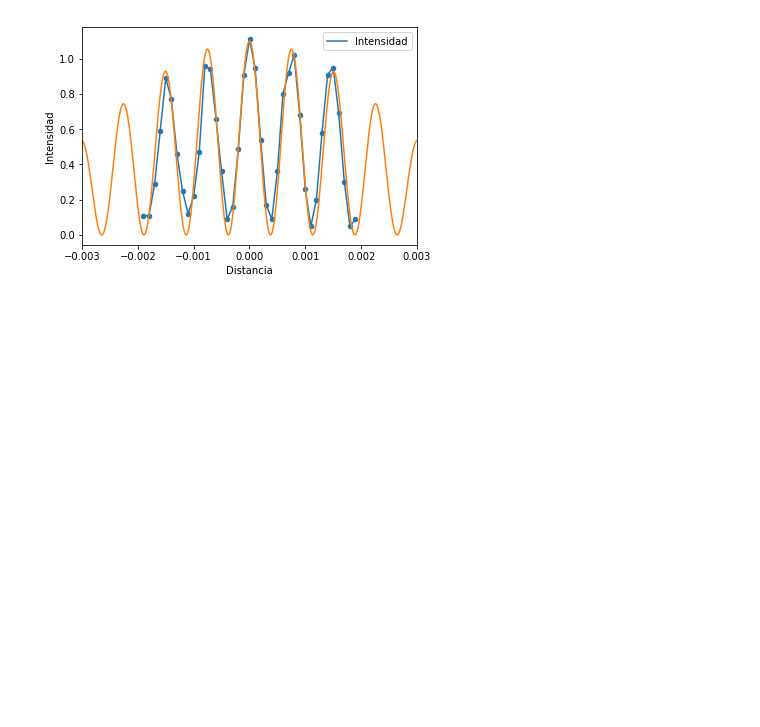
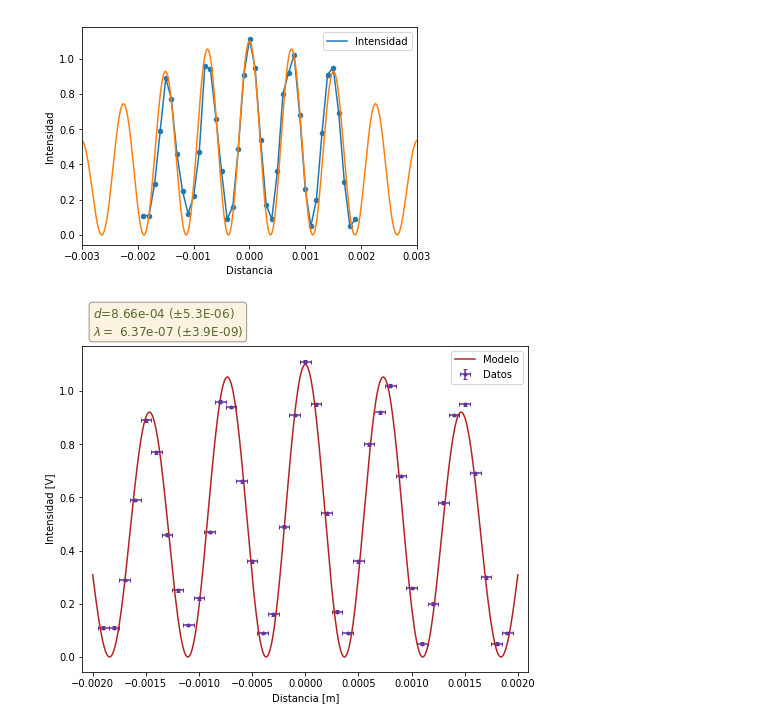
Before and after one commit to jamontanac/Laboratorio-Avanzado, a Jupyter notebook: Double_Slit/Laser_rojo.ipynb, the cells around one changed output. Saved outputs shown, nothing was run; the diff lists cells and outputs as text; code cells hidden in the pictures; blank space fills up the shorter version.

```diff
--- a/Double_Slit/Laser_rojo.ipynb
+++ b/Double_Slit/Laser_rojo.ipynb
@@ -18,7 +18,7 @@ datos=datos[np.abs(datos.Distancia)<2].reset_index(drop=True)
 datos.Distancia=datos.Distancia/1000
 datos.Distancia.iloc[np.abs(datos.Distancia).values.argmin()]=1E-6
 #datos.Distancia.iloc[np.argmin(np.abs(datos.Distancia))]=1E-6
-datos["Error"]=0.1/2.0 *np.ones(len(datos))
+datos["Error"]=0.01/2.0 *np.ones(len(datos))
 datos["Error_x"]=0.1/(2000)
 # %%
 def Intensidad_difraccion(alpha):
@@ -46,6 +46,26 @@ plt.plot(y,modelo_interferencia(y,88.6*10**(-5),670*10**(-9)))
 [<matplotlib.lines.Line2D at 0x...>]
 [figure]
 # %%
-p0 = [67.6*10**(-5),670*10**(-9)]
+p0 = [67.0*10**(-5),670*10**(-9)]
 popt, pcov = curve_fit(modelo_interferencia, xdata=np.array(datos.Distancia), ydata=np.array(datos.Intensidad), p0=p0,sigma=np.array(datos.Error),absolute_sigma= True)
 perr = np.sqrt(np.diag(pcov))
+# %%
+plt.figure(figsize=(8,6))
+plt.xlim(-2.1/1000,2.1/1000)
+plt.ylim=(-0.05,3.5)
+y=np.linspace(-2.0/1000,2.0/1000,1000)
+#datos.plot("Distancia","Intensidad",kind="scatter",s=7,figsize=(7,5),c="k",xlim=(-2.1/1000,2.1/1000),ylim=(-0.05,1.3),yerr="Error",xerr="Error_x")
+plt.errorbar(datos.Distancia,datos.Intensidad,fmt="o",yerr=np.array(datos.Error),xerr=np.array(datos.Error_x),label="Datos",color="rebeccapurple",ms=3,capsize=2)
+plt.plot(y,modelo_interferencia(y,popt[0],popt[1]),label="Modelo",color="firebrick")
+plt.legend(loc="best")
+textstr = '\n'.join((
+    r"$d$={:0.2e} ($\pm${:0.1E})".format(popt[0],perr[0]),
+    r"$\lambda=$ {:0.2e} ($\pm${:0.1E})".format(popt[1],perr[1])))
+plt.text(np.min(y),1.21,textstr,fontsize=12,color="darkolivegreen",bbox=dict(facecolor='wheat', alpha=0.4,boxstyle="round"))
+#plt.text(np.min(y),1.2-0.13,r"$\lambda=$ {:0.2e} ($\pm${:0.1E})".format(popt[1],perr[1]),fontsize=12,color="firebrick",bbox=dict(facecolor='navy', alpha=0.4,boxstyle="round"))
+plt.xlabel("Distancia [m]")
+plt.ylabel("Intensidad [V]")
+plt.savefig("Figuras/Interferencia_laserrojo.png")
+plt.show()
+# %% [output]
+[figure, added]
```
Also changed, not shown: parts of 9 cells of this notebook.
